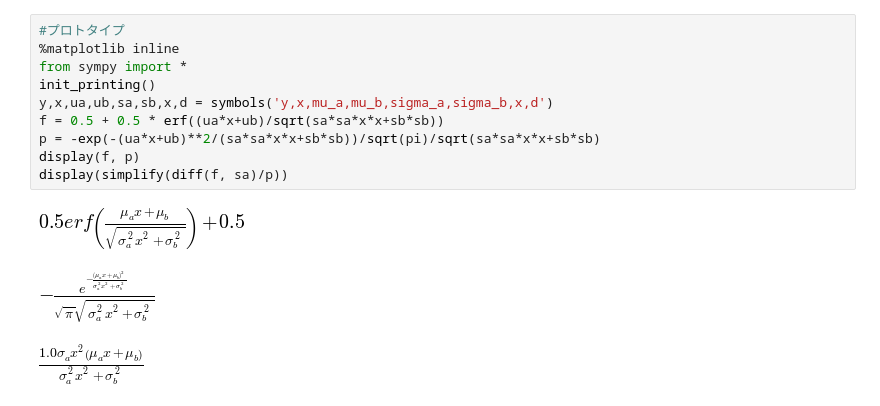
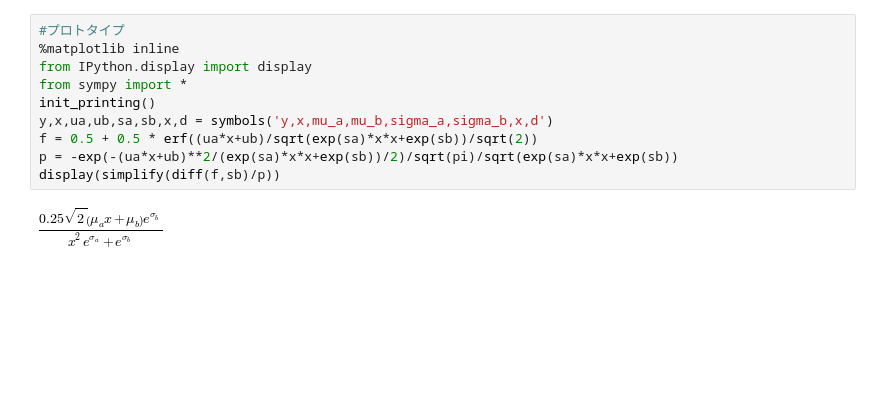
Before and after one commit to backshed/-, a Jupyter notebook: work/基礎/交差エントロピーでNN.ipynb, the cells around one changed output. Cells and saved outputs as stored; diff of their text form; blank space fills up the shorter version.

```diff
--- a/work/基礎/交差エントロピーでNN.ipynb
+++ b/work/基礎/交差エントロピーでNN.ipynb
@@ -1,14 +1,12 @@
 # %%
 #プロトタイプ
 %matplotlib inline
+from IPython.display import display
 from sympy import *
 init_printing()
 y,x,ua,ub,sa,sb,x,d = symbols('y,x,mu_a,mu_b,sigma_a,sigma_b,x,d')
-f = 0.5 + 0.5 * erf((ua*x+ub)/sqrt(sa*sa*x*x+sb*sb))
-p = -exp(-(ua*x+ub)**2/(sa*sa*x*x+sb*sb))/sqrt(pi)/sqrt(sa*sa*x*x+sb*sb)
-display(f, p)
-display(simplify(diff(f, sa)/p))
+f = 0.5 + 0.5 * erf((ua*x+ub)/sqrt(exp(sa)*x*x+exp(sb))/sqrt(2))
+p = -exp(-(ua*x+ub)**2/(exp(sa)*x*x+exp(sb))/2)/sqrt(pi)/sqrt(exp(sa)*x*x+exp(sb))
+display(simplify(diff(f,sb)/p))
 # %% [output]
-[figure, old version]
+[figure, new version]
-[figure, removed]
-[figure, removed]
```
Also changed, not shown: parts of 11 cells of this notebook, 2 other files.
